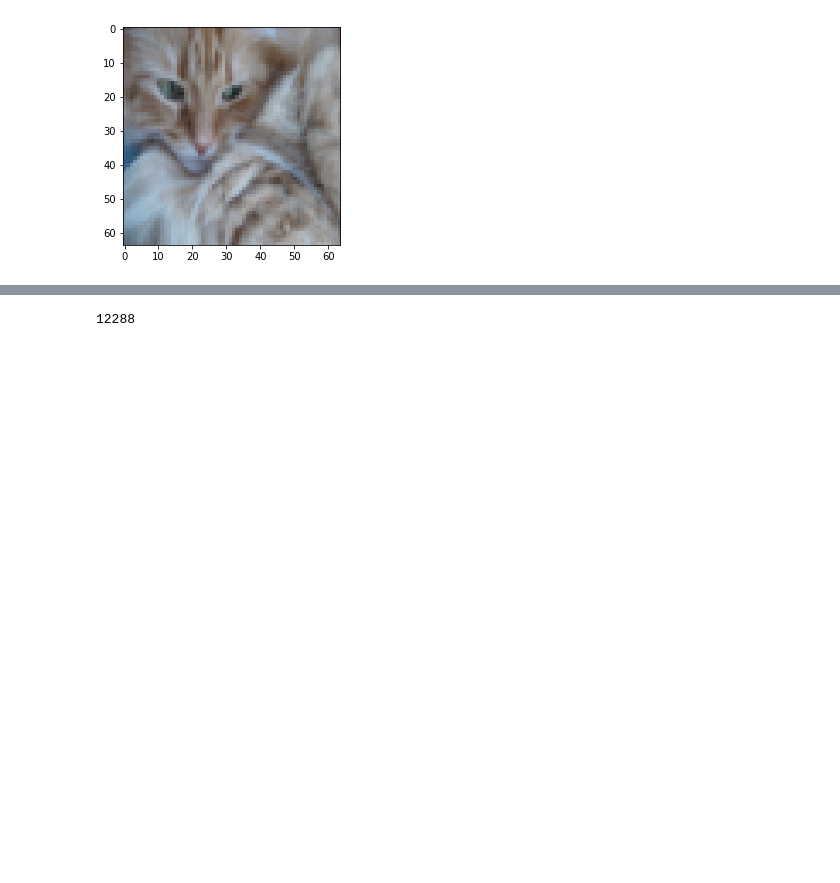
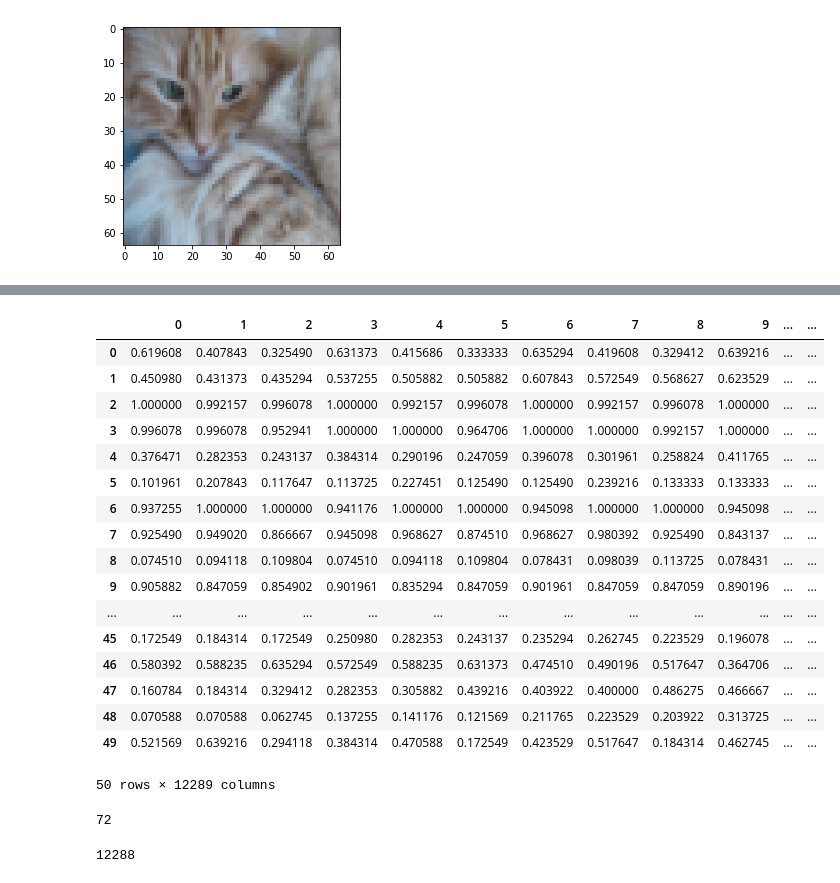
Before and after one commit to YoussefEssDS/ML-classic-problems-with-Python, a Jupyter notebook: Cat Vs. Not Cat Image Classification (Multilayer NN).ipynb, the cells around one changed output, grey strips where cells are left out. Saved outputs shown, nothing was run; the diff lists cells and outputs as text; code cells hidden in the pictures; blank space fills up the shorter version.

```diff
--- a/Cat Vs. Not Cat Image Classification (Multilayer NN).ipynb
+++ b/Cat Vs. Not Cat Image Classification (Multilayer NN).ipynb
@@ -24,3 +25,15 @@ print(imgs.shape,labels.shape,classes.shape)
 # %% [output]
 ['list_classes', 'train_set_x', 'train_set_y']
 (209, 64, 64, 3) (209,) (2,)
+# %%
+# Test dataset:
+
+in_file= "C:/Users/YsfEss/Desktop/test_catvnoncat.h5"
+with h5py.File(in_file,'r') as hdf1:
+    ls1=list(hdf1.keys())
+    xl1=hdf1.get('test_set_x')
+    yl1=hdf1.get('test_set_y')
+    cl1=hdf1.get('list_classes')
+    imgs1=np.array(xl1)
+    labels1=np.array(yl1)
+ls1
@@ -70,2 +90,32 @@ dataF
+# %%
+tdata=imgs1.reshape(50,64*64*3)
+teD=pd.DataFrame(data=tdata)
+testD=teD.applymap(lambda x: x/255)
+labelsT=pd.DataFrame(data=labels1,columns=['CLASS'])
+testD=pd.concat([testD,labelsT],axis=1)
+testD
+# %% [output]
+|  | 0 | 1 | 2 | 3 | 4 | 5 | 6 | 7 | 8 | 9 | ... | ... |
+| 0 | 0.619608 | 0.407843 | 0.325490 | 0.631373 | 0.415686 | 0.333333 | 0.635294 | 0.419608 | 0.329412 | 0.639216 | ... | ... |
+| 1 | 0.450980 | 0.431373 | 0.435294 | 0.537255 | 0.505882 | 0.505882 | 0.607843 | 0.572549 | 0.568627 | 0.623529 | ... | ... |
+| 2 | 1.000000 | 0.992157 | 0.996078 | 1.000000 | 0.992157 | 0.996078 | 1.000000 | 0.992157 | 0.996078 | 1.000000 | ... | ... |
+| 3 | 0.996078 | 0.996078 | 0.952941 | 1.000000 | 1.000000 | 0.964706 | 1.000000 | 1.000000 | 0.992157 | 1.000000 | ... | ... |
+| 4 | 0.376471 | 0.282353 | 0.243137 | 0.384314 | 0.290196 | 0.247059 | 0.396078 | 0.301961 | 0.258824 | 0.411765 | ... | ... |
+| 5 | 0.101961 | 0.207843 | 0.117647 | 0.113725 | 0.227451 | 0.125490 | 0.125490 | 0.239216 | 0.133333 | 0.133333 | ... | ... |
+| 6 | 0.937255 | 1.000000 | 1.000000 | 0.941176 | 1.000000 | 1.000000 | 0.945098 | 1.000000 | 1.000000 | 0.945098 | ... | ... |
+| 7 | 0.925490 | 0.949020 | 0.866667 | 0.945098 | 0.968627 | 0.874510 | 0.968627 | 0.980392 | 0.925490 | 0.843137 | ... | ... |
+| 8 | 0.074510 | 0.094118 | 0.109804 | 0.074510 | 0.094118 | 0.109804 | 0.078431 | 0.098039 | 0.113725 | 0.078431 | ... | ... |
+| 9 | 0.905882 | 0.847059 | 0.854902 | 0.901961 | 0.835294 | 0.847059 | 0.901961 | 0.847059 | 0.847059 | 0.890196 | ... | ... |
+| ... | ... | ... | ... | ... | ... | ... | ... | ... | ... | ... | ... | ... |
+| 45 | 0.172549 | 0.184314 | 0.172549 | 0.250980 | 0.282353 | 0.243137 | 0.235294 | 0.262745 | 0.223529 | 0.196078 | ... | ... |
+| 46 | 0.580392 | 0.588235 | 0.635294 | 0.572549 | 0.588235 | 0.631373 | 0.474510 | 0.490196 | 0.517647 | 0.364706 | ... | ... |
+| 47 | 0.160784 | 0.184314 | 0.329412 | 0.282353 | 0.305882 | 0.439216 | 0.403922 | 0.400000 | 0.486275 | 0.466667 | ... | ... |
+| 48 | 0.070588 | 0.070588 | 0.062745 | 0.137255 | 0.141176 | 0.121569 | 0.211765 | 0.223529 | 0.203922 | 0.313725 | ... | ... |
+| 49 | 0.521569 | 0.639216 | 0.294118 | 0.384314 | 0.470588 | 0.172549 | 0.423529 | 0.517647 | 0.184314 | 0.462745 | ... | ... |
+50 rows × 12289 columns
+# %%
+list(dataF[output]).count(1)
+# %% [output]
+72
 # %%
 dataF=dataF.sample(frac=1)
```
Also changed, not shown: parts of 18 cells of this notebook, 1 other file.
